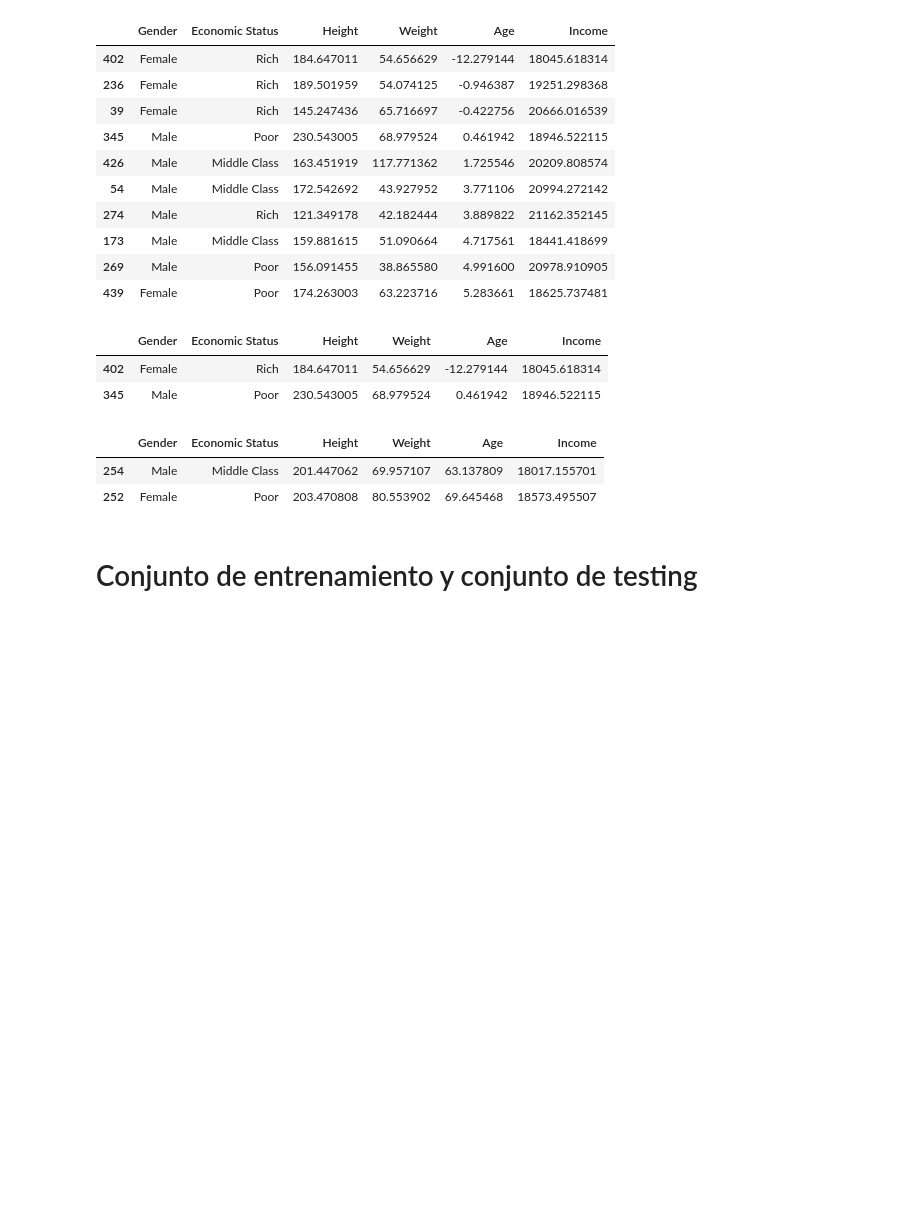
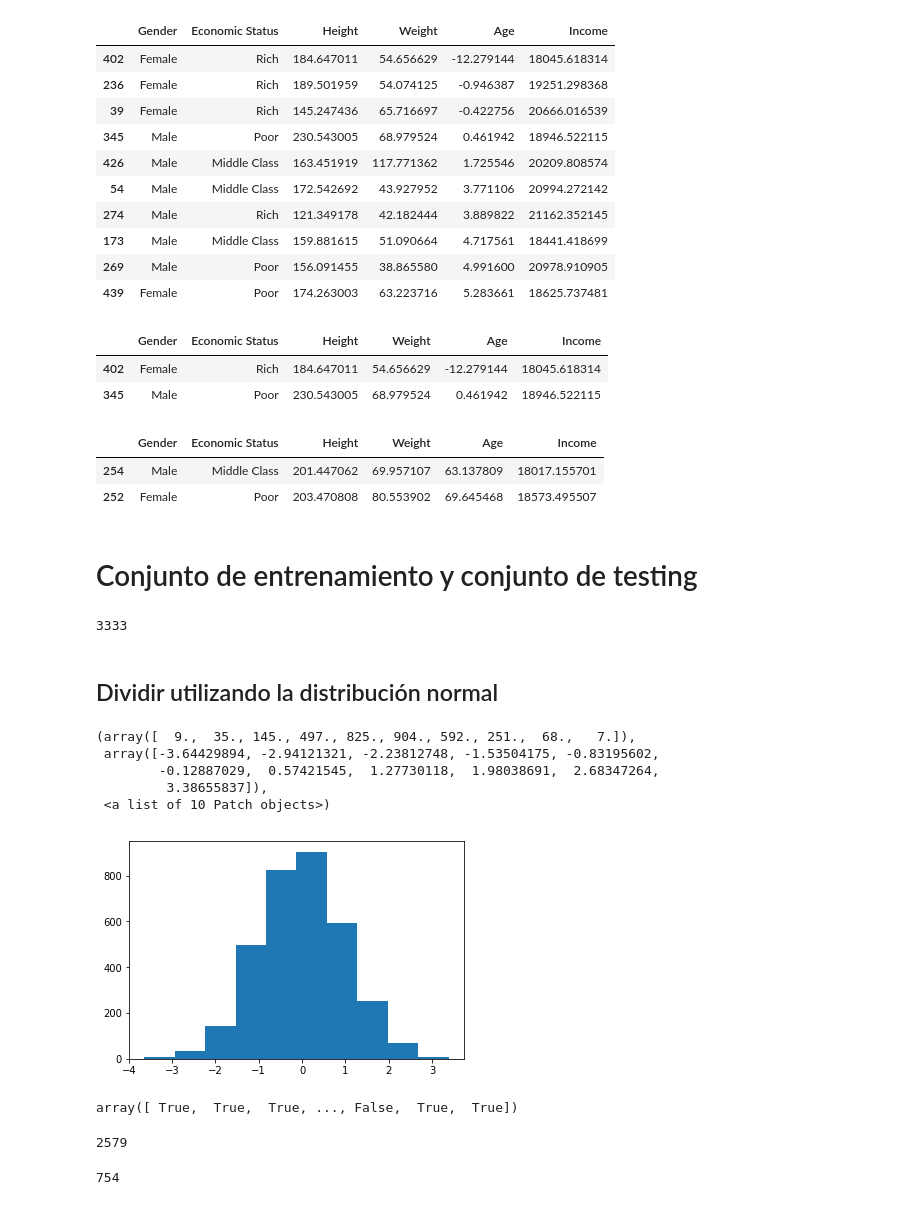
Before and after one commit to anabalord77/Machine_Learning, a Jupyter notebook: notebooks/T2 - 3 - Data Cleaning - Agrupación de datos.ipynb, the cells around one changed output. Drawn from its saved outputs; the diff is of its cells as text; code cells hidden in the pictures; blank space fills up the shorter version.

```diff
--- a/notebooks/T2 - 3 - Data Cleaning - Agrupación de datos.ipynb
+++ b/notebooks/T2 - 3 - Data Cleaning - Agrupación de datos.ipynb
@@ -406,0 +411,19 @@ age_grouped.tail(1)
+# %%
+data = pd.read_csv("../datasets/customer-churn-model/Customer Churn Model.txt")
+# %%
+len(data)
+# %% [output]
+3333
+# %% [markdown]
+## Dividir utilizando la distribución normal
+# %%
+a = np.random.randn(len(data))
+# %%
+plt.hist(a)
+# %% [output]
+(array([  9.,  35., 145., 497., 825., 904., 592., 251.,  68.,   7.]),
+ array([-3.64429894, -2.94121321, -2.23812748, -1.53504175, -0.83195602,
+        -0.12887029,  0.57421545,  1.27730118,  1.98038691,  2.68347264,
+         3.38655837]),
+ <a list of 10 Patch objects>)
+[figure, added]
@@ -406,0 +432,4 @@ age_grouped.tail(1)
+# %%
+check
+# %% [output]
+array([ True,  True,  True, ..., False,  True,  True])
@@ -406,0 +439,8 @@ age_grouped.tail(1)
+# %%
+len(training)
+# %% [output]
+2579
+# %%
+len(testing)
+# %% [output]
+754
```
Also changed, not shown: parts of 18 cells of this notebook, 2 other files.
